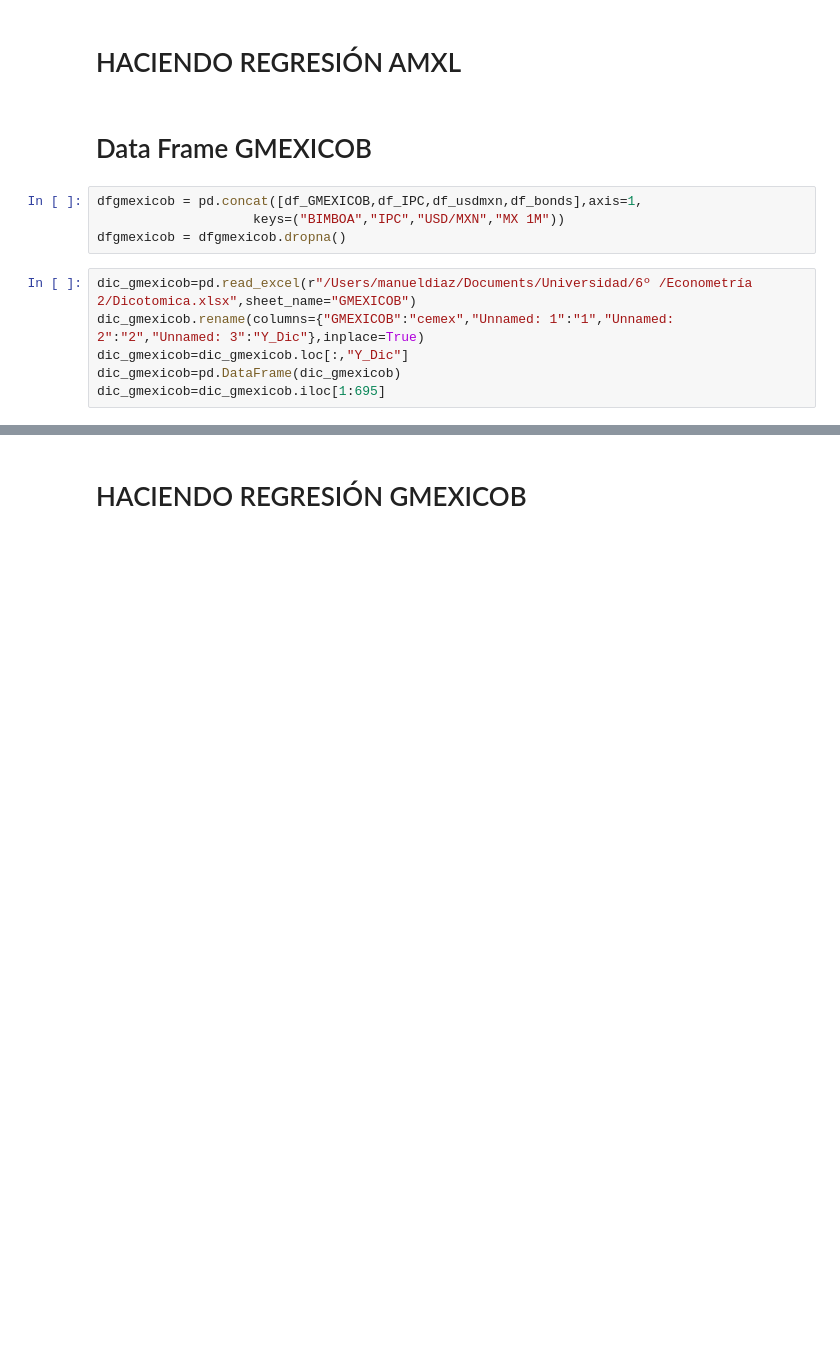
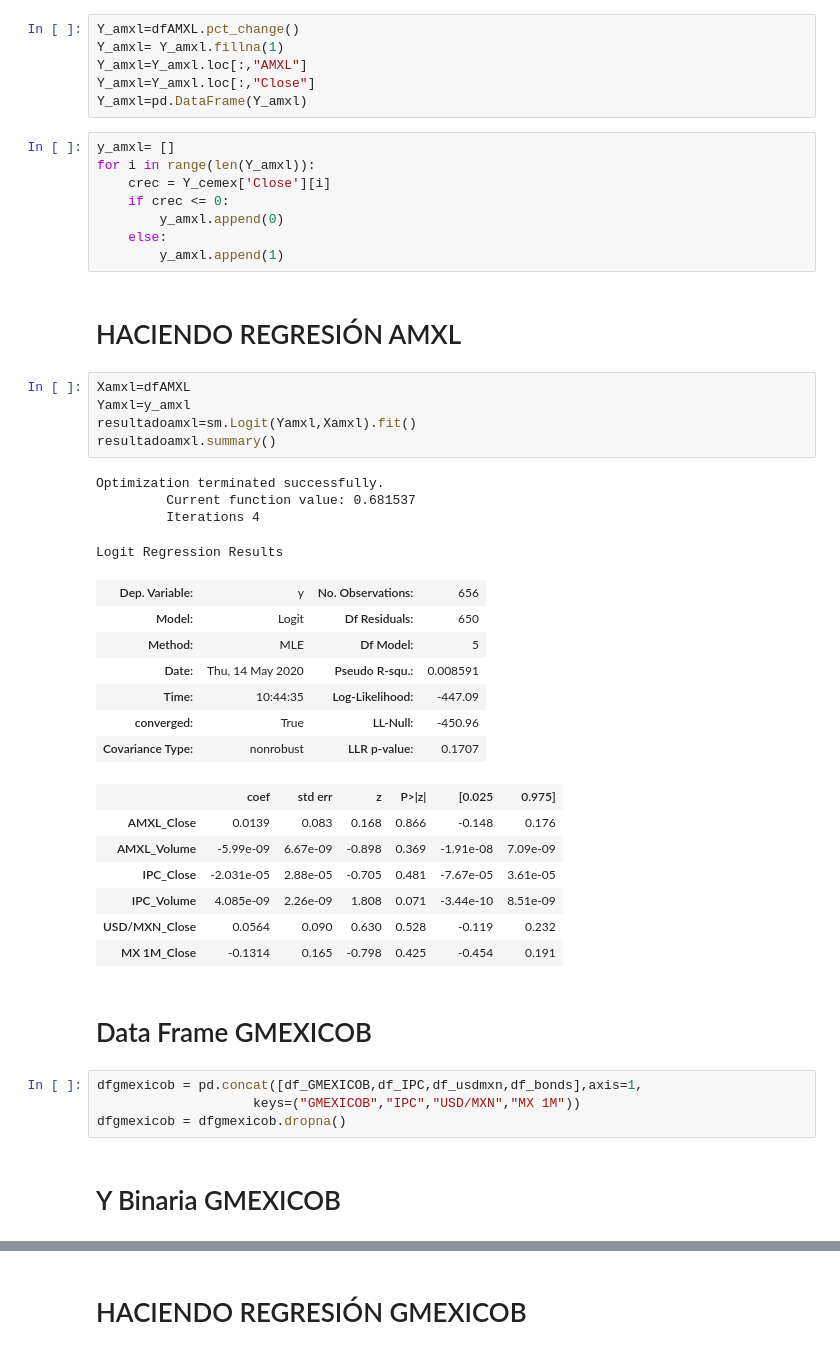
Before and after one commit to manueldiazrod97/trabajo_econometria_7, a Jupyter notebook: Proyecto Logit-GanarBolsa_2.ipynb, the cells around one changed output, grey strips where cells are left out. Saved outputs shown, nothing was run; the diff lists cells and outputs as text; blank space fills up the shorter version.

```diff
--- a/Proyecto Logit-GanarBolsa_2.ipynb
+++ b/Proyecto Logit-GanarBolsa_2.ipynb
@@ -234,14 +289,48 @@ dic_amxl=dic_amxl.iloc[1:695]
+# %%
+Y_amxl=dfAMXL.pct_change()
+Y_amxl= Y_amxl.fillna(1)
+Y_amxl=Y_amxl.loc[:,"AMXL"]
+Y_amxl=Y_amxl.loc[:,"Close"]
+Y_amxl=pd.DataFrame(Y_amxl)
+# %%
+y_amxl= []
+for i in range(len(Y_amxl)):
+    crec = Y_cemex['Close'][i]
+    if crec <= 0:
+        y_amxl.append(0)
+    else:
+        y_amxl.append(1)
 # %% [markdown]
 # HACIENDO REGRESIÓN AMXL
+# %%
+Xamxl=dfAMXL
+Yamxl=y_amxl
+resultadoamxl=sm.Logit(Yamxl,Xamxl).fit()
+resultadoamxl.summary()
+# %% [output]
+Optimization terminated successfully.
+         Current function value: 0.681537
+         Iterations 4
+Logit Regression Results
+| Dep. Variable: | y | No. Observations: | 656 |
+| Model: | Logit | Df Residuals: | 650 |
+| Method: | MLE | Df Model: | 5 |
+| Date: | Thu, 14 May 2020 | Pseudo R-squ.: | 0.008591 |
+| Time: | 10:44:35 | Log-Likelihood: | -447.09 |
+| converged: | True | LL-Null: | -450.96 |
+| Covariance Type: | nonrobust | LLR p-value: | 0.1707 |
+|  | coef | std err | z | P>|z| | [0.025 | 0.975] |
+| AMXL_Close | 0.0139 | 0.083 | 0.168 | 0.866 | -0.148 | 0.176 |
+| AMXL_Volume | -5.99e-09 | 6.67e-09 | -0.898 | 0.369 | -1.91e-08 | 7.09e-09 |
+| IPC_Close | -2.031e-05 | 2.88e-05 | -0.705 | 0.481 | -7.67e-05 | 3.61e-05 |
+| IPC_Volume | 4.085e-09 | 2.26e-09 | 1.808 | 0.071 | -3.44e-10 | 8.51e-09 |
+| USD/MXN_Close | 0.0564 | 0.090 | 0.630 | 0.528 | -0.119 | 0.232 |
+| MX 1M_Close | -0.1314 | 0.165 | -0.798 | 0.425 | -0.454 | 0.191 |
 # %% [markdown]
 # Data Frame GMEXICOB
 # %%
 dfgmexicob = pd.concat([df_GMEXICOB,df_IPC,df_usdmxn,df_bonds],axis=1,
-                    keys=("BIMBOA","IPC","USD/MXN","MX 1M"))
+                    keys=("GMEXICOB","IPC","USD/MXN","MX 1M"))
 dfgmexicob = dfgmexicob.dropna()
-# %%
-dic_gmexicob=pd.read_excel(r"/Users/manueldiaz/Documents/Universidad/6º /Econometría 2/Dicotomica.xlsx",sheet_name="GMEXICOB")
-dic_gmexicob.rename(columns={"GMEXICOB":"cemex","Unnamed: 1":"1","Unnamed: 2":"2","Unnamed: 3":"Y_Dic"},inplace=True)
-dic_gmexicob=dic_gmexicob.loc[:,"Y_Dic"]
-dic_gmexicob=pd.DataFrame(dic_gmexicob)
-dic_gmexicob=dic_gmexicob.iloc[1:695]
+# %% [markdown]
+# Y Binaria GMEXICOB
```
Also changed, not shown: parts of 25 cells of this notebook.
